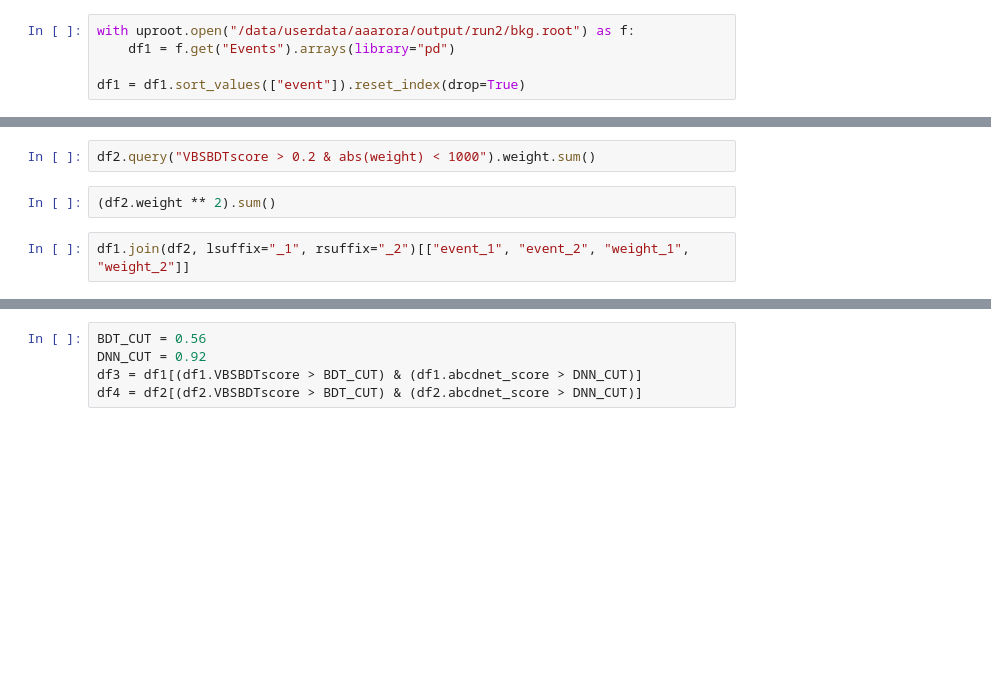
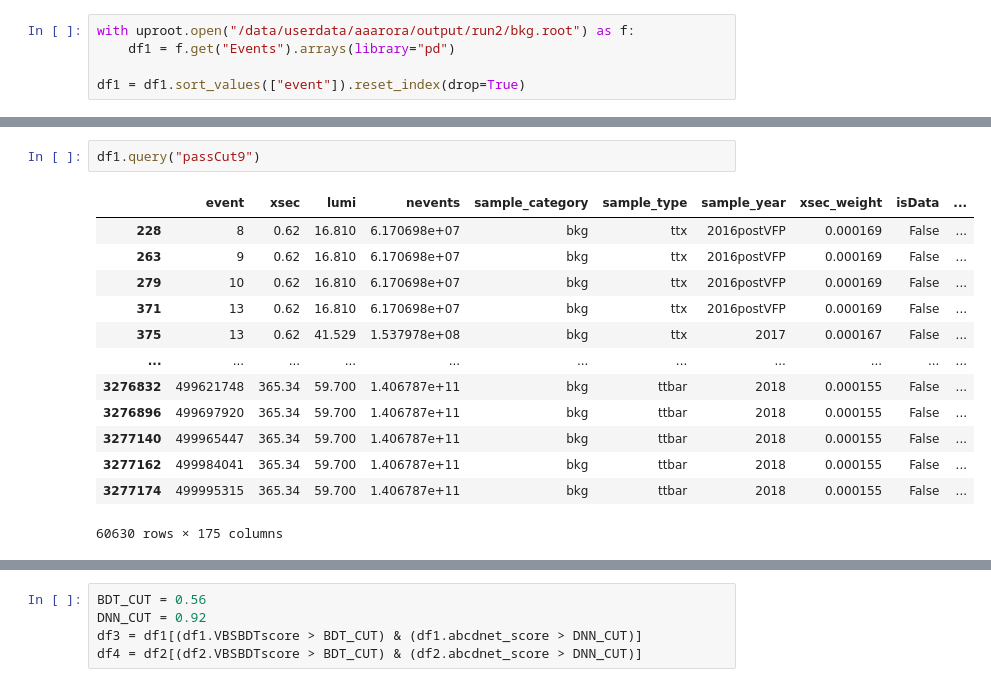
Before and after one commit to aashayarora/vbs-1lep, a Jupyter notebook: validation/genstudy.ipynb, the cells around one changed output, grey strips where cells are left out. Saved outputs shown, nothing was run; the diff lists cells and outputs as text; blank space fills up the shorter version.

```diff
--- a/validation/genstudy.ipynb
+++ b/validation/genstudy.ipynb
@@ -43,6 +50,16 @@ KeyboardInterrupt:
-# %%
-df2.query("VBSBDTscore > 0.2 & abs(weight) < 1000").weight.sum()
-# %%
-(df2.weight ** 2).sum()
-# %%
-df1.join(df2, lsuffix="_1", rsuffix="_2")[["event_1", "event_2", "weight_1", "weight_2"]]
+# %%
+df1.query("passCut9")
+# %% [output]
+|  | event | xsec | lumi | nevents | sample_category | sample_type | sample_year | xsec_weight | isData | ... |
+| 228 | 8 | 0.62 | 16.810 | 6.170698e+07 | bkg | ttx | 2016postVFP | 0.000169 | False | ... |
+| 263 | 9 | 0.62 | 16.810 | 6.170698e+07 | bkg | ttx | 2016postVFP | 0.000169 | False | ... |
+| 279 | 10 | 0.62 | 16.810 | 6.170698e+07 | bkg | ttx | 2016postVFP | 0.000169 | False | ... |
+| 371 | 13 | 0.62 | 16.810 | 6.170698e+07 | bkg | ttx | 2016postVFP | 0.000169 | False | ... |
+| 375 | 13 | 0.62 | 41.529 | 1.537978e+08 | bkg | ttx | 2017 | 0.000167 | False | ... |
+| ... | ... | ... | ... | ... | ... | ... | ... | ... | ... | ... |
+| 3276832 | 499621748 | 365.34 | 59.700 | 1.406787e+11 | bkg | ttbar | 2018 | 0.000155 | False | ... |
+| 3276896 | 499697920 | 365.34 | 59.700 | 1.406787e+11 | bkg | ttbar | 2018 | 0.000155 | False | ... |
+| 3277140 | 499965447 | 365.34 | 59.700 | 1.406787e+11 | bkg | ttbar | 2018 | 0.000155 | False | ... |
+| 3277162 | 499984041 | 365.34 | 59.700 | 1.406787e+11 | bkg | ttbar | 2018 | 0.000155 | False | ... |
+| 3277174 | 499995315 | 365.34 | 59.700 | 1.406787e+11 | bkg | ttbar | 2018 | 0.000155 | False | ... |
+60630 rows × 175 columns
```
Also changed, not shown: parts of 7 cells of this notebook, 10 other files.
